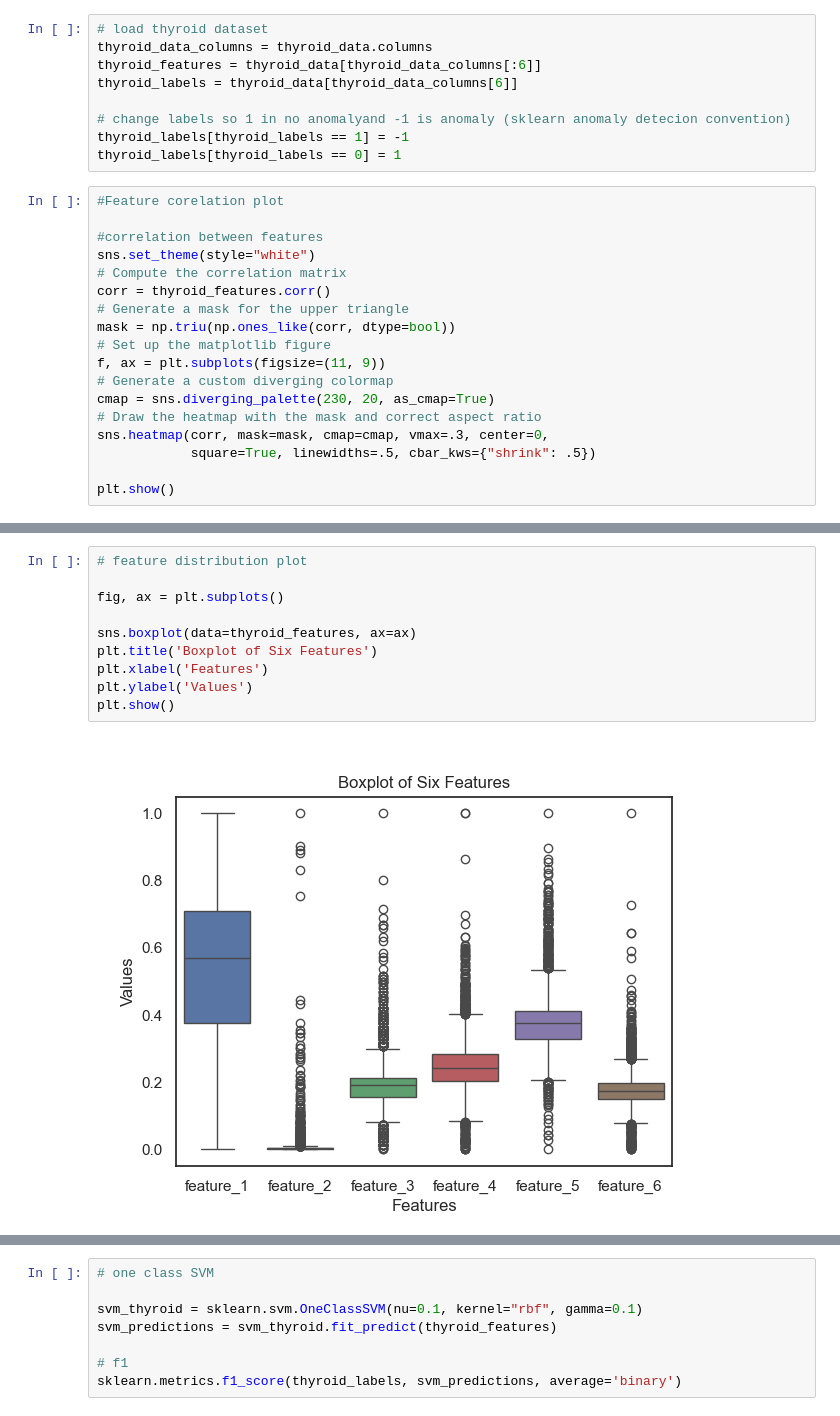
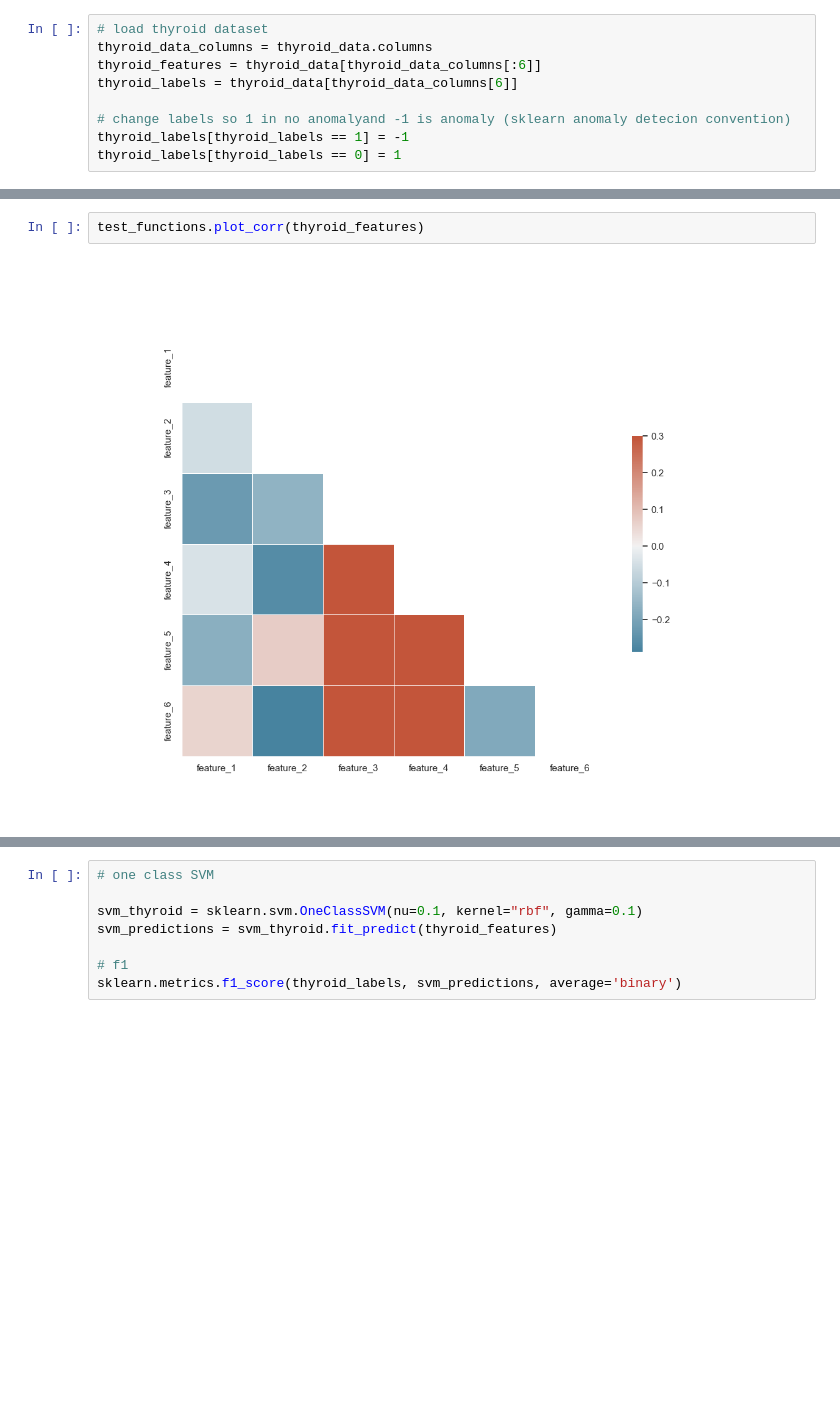
Before and after one commit to kubiakm/ZUM, a Jupyter notebook: sklearn_tests.ipynb, the cells around one changed output, grey strips where cells are left out. Saved outputs shown, nothing was run; the diff lists cells and outputs as text; blank space fills up the shorter version.

Commit message:
organised project, added KNN tests to comparison with other functions

```diff
--- a/sklearn_tests.ipynb
+++ b/sklearn_tests.ipynb
@@ -31,21 +36,3 @@ thyroid_labels = thyroid_data[thyroid_data_columns[6]]
 # change labels so 1 in no anomalyand -1 is anomaly (sklearn anomaly detecion convention)
 thyroid_labels[thyroid_labels == 1] = -1
 thyroid_labels[thyroid_labels == 0] = 1
-# %%
-#Feature corelation plot
-
-#correlation between features
-sns.set_theme(style="white")
-# Compute the correlation matrix
-corr = thyroid_features.corr()
-# Generate a mask for the upper triangle
-mask = np.triu(np.ones_like(corr, dtype=bool))
-# Set up the matplotlib figure
-f, ax = plt.subplots(figsize=(11, 9))
-# Generate a custom diverging colormap
-cmap = sns.diverging_palette(230, 20, as_cmap=True)
-# Draw the heatmap with the mask and correct aspect ratio
-sns.heatmap(corr, mask=mask, cmap=cmap, vmax=.3, center=0,
-            square=True, linewidths=.5, cbar_kws={"shrink": .5})
-
-plt.show()
@@ -54,12 +39,4 @@ plt.show()
-# %%
-# feature distribution plot
-
-fig, ax = plt.subplots()
-
-sns.boxplot(data=thyroid_features, ax=ax)
-plt.title('Boxplot of Six Features')
-plt.xlabel('Features')
-plt.ylabel('Values')
-plt.show()
-# %% [output]
-[figure, removed]
+# %%
+test_functions.plot_corr(thyroid_features)
+# %% [output]
+[figure, added]
```
Also changed, not shown: parts of 14 cells of this notebook, 5 other files.
